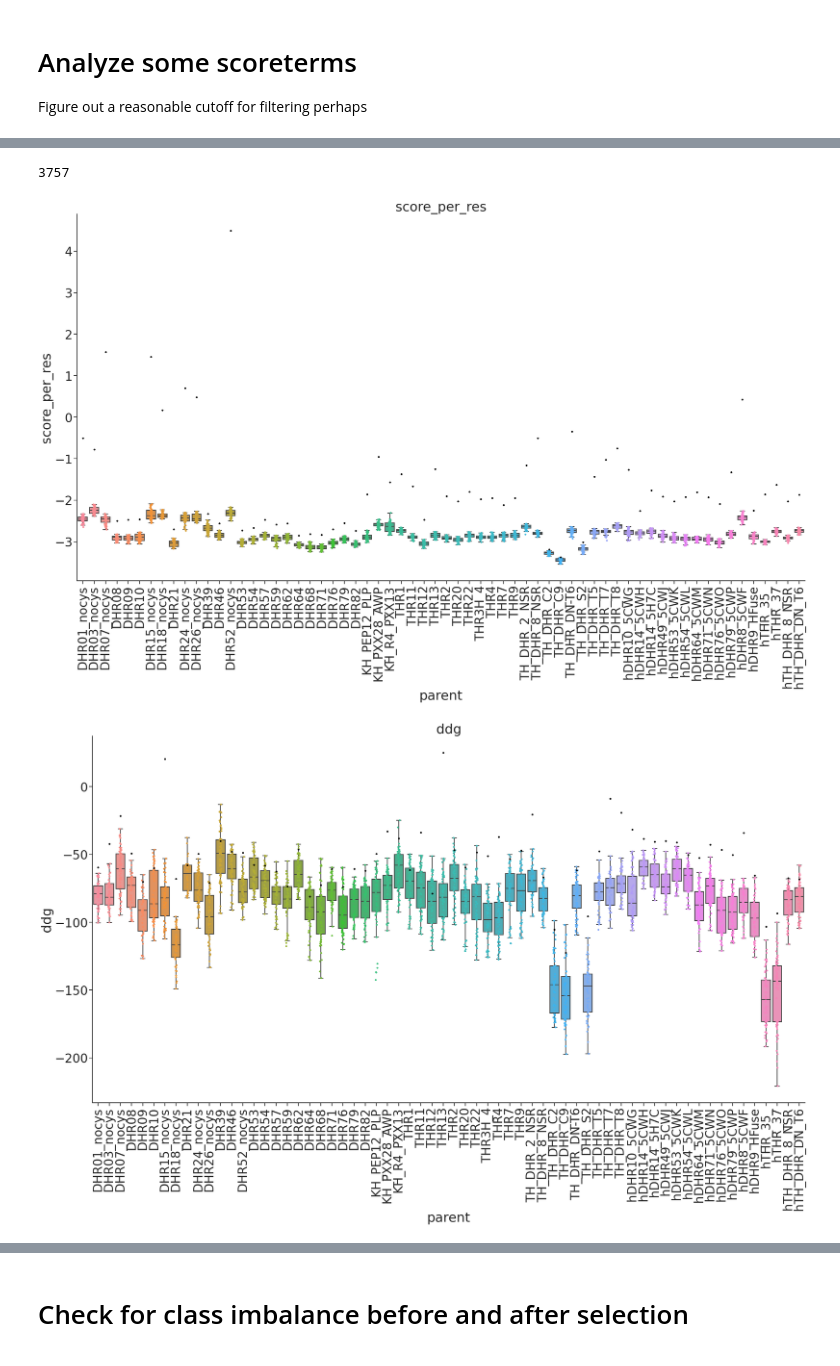
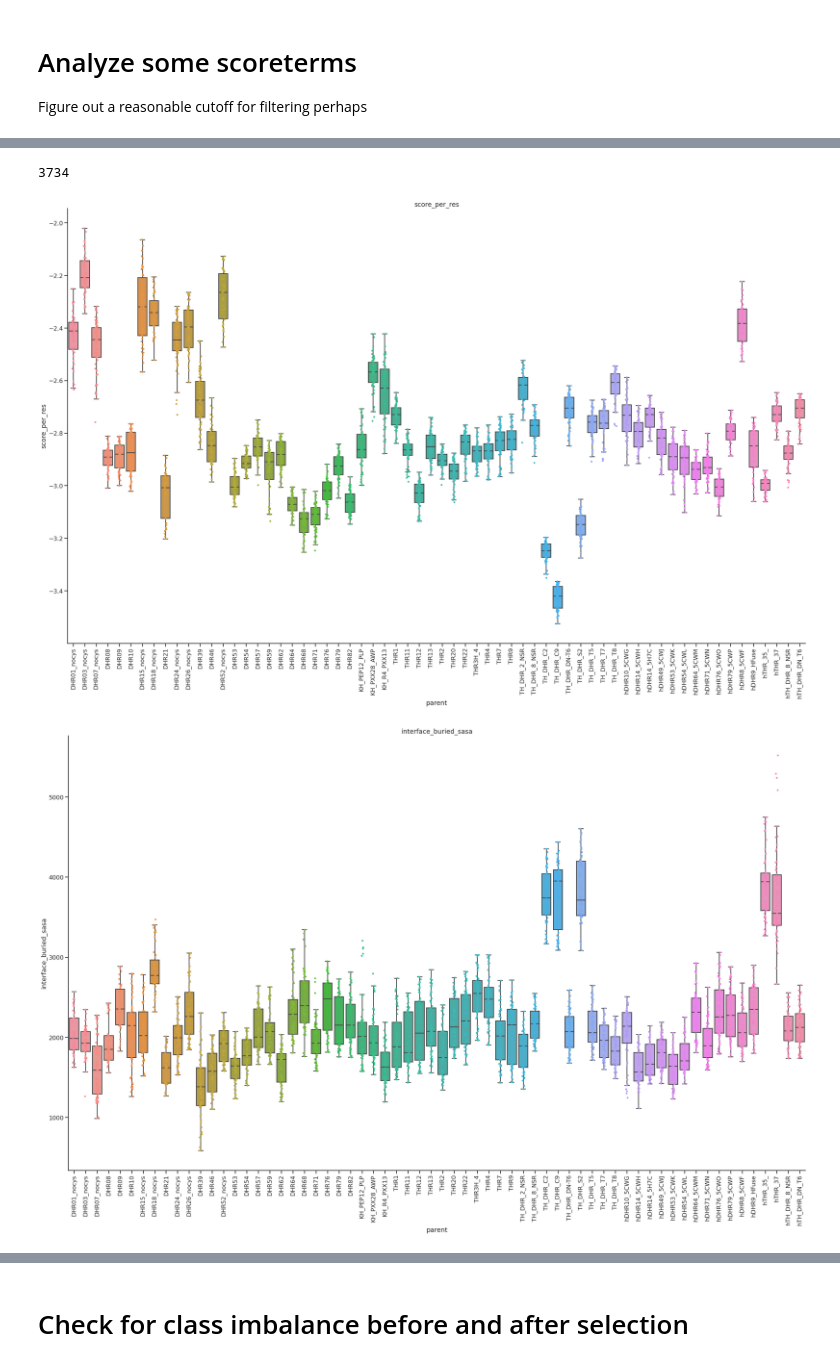
Before and after one commit to proleu/hinges, a Jupyter notebook: 02_design_and_filter.ipynb, the cells around one changed output, grey strips where cells are left out. Saved outputs shown, nothing was run; the diff lists cells and outputs as text; code cells hidden in the pictures.

Commit message:
trying to close loops better

```diff
--- a/02_design_and_filter.ipynb
+++ b/02_design_and_filter.ipynb
@@ -360,6 +344,7 @@ There is certainly a less embarrassing way to do this but at least this way is v
 # %%
 def read_scorefile(scores):
     import pandas as pd
+
     scores = pd.read_json(scores, orient="records", typ="frame", lines=True)
     scores = scores.T
     mat = scores.values
@@ -369,7 +354,8 @@ def read_scorefile(scores):
     tabulated_scores = pd.DataFrame(dicts, index=index)
     return tabulated_scores
 
-output_path = os.path.join(os.getcwd(), "02_design_and_filter")
+
+output_path = os.path.join(os.getcwd(), "02_design_score")
 scores = os.path.join(output_path, "scores.json")
 scores_df = read_scorefile(scores)
 scores_df.head()
@@ -419,14 +408,17 @@ TODO 10% cutoff?
 # %%
 unique_parents = set(scores_df.parent.values)
-scoreterms = ["interface_buried_sasa","sc","sc_int","score_per_res"]
+scoreterms = ["interface_buried_sasa", "sc", "sc_int", "score_per_res"]
 not_bad = []
 for unique_parent in unique_parents:
     temp_df = scores_df[scores_df["parent"] == unique_parent]
     top_percentiles, bottom_percentiles = {}, {}
-    for term in scoreterms: # get the 5th percentile of each term
+    for term in scoreterms:  # get the 5th percentile of each term
         bottom_percentiles[term] = temp_df[term].quantile(0.10)
         top_percentiles[term] = temp_df[term].quantile(0.90)
-    for index, row in temp_df.iterrows(): # make sure each row meets or exceeds the 5th percentile
+    for (
+        index,
+        row,
+    ) in temp_df.iterrows():  # make sure each row meets or exceeds the 5th percentile
         passed = True
         for term in scoreterms:
             if term != "score_per_res":
@@ -435,7 +427,7 @@ for unique_parent in unique_parents:
                 else:
                     passed = False
                     break
-            else: # score_per_res lower is better
+            else:  # score_per_res lower is better
                 if row[term] <= top_percentiles[term]:
                     pass
                 else:
@@ -447,34 +439,37 @@ for unique_parent in unique_parents:
 not_bad_df = scores_df.query("index in @not_bad")
 len(not_bad_df)
 # %% [output]
-3757
+3734
 # %%
-terms = [
-    "score_per_res",
-    "ddg",
-    "interface_buried_sasa",
-    "sc",
-    "sc_int"
-]
+sns.set(
+    context="talk",
+    font_scale=1,  # make the font larger; default is pretty small
+    style="ticks",  # make the background white with black lines
+    palette="colorblind",  # a color palette that is colorblind friendly!
+)
+terms = ["score_per_res", "interface_buried_sasa", "sc", "sc_int"]
 order = sorted(list(set(scores_df.parent.values)))
 for term in terms:
-    fig = plt.figure(figsize=(30,20), tight_layout=True)
+    fig = plt.figure(figsize=(30, 20), tight_layout=True)
     plt.xticks(rotation=90)
     sns.boxplot(
-        x="parent", y=term, data=not_bad_df,
-        showfliers = False, order=order,
+        x="parent",
+        y=term,
+        data=not_bad_df,
+        showfliers=False,
+        order=order,
     )
     sns.stripplot(
-        x="parent", y=term, data=not_bad_df,order=order,
-    )
-    sns.swarmplot(
-        x="parent", y=term, data=ref_df, color="black",order=order,
+        x="parent",
+        y=term,
+        data=not_bad_df,
+        order=order,
     )
     sns.despine()
     plt.title(term)
     plt.show()
     plt.close()
-#     fig.savefig("figs/02_after_selection_all_parents_vs_{term}.png".format(term=term))
+    fig.savefig("figs/02_after_selection_all_parents_vs_{term}.png".format(term=term))
 # %% [output]
-[figure, old version]
+[figure, new version]
-[figure, old version]
+[figure, new version]
```
Also changed, not shown: parts of 17 cells of this notebook, 3 other files.
